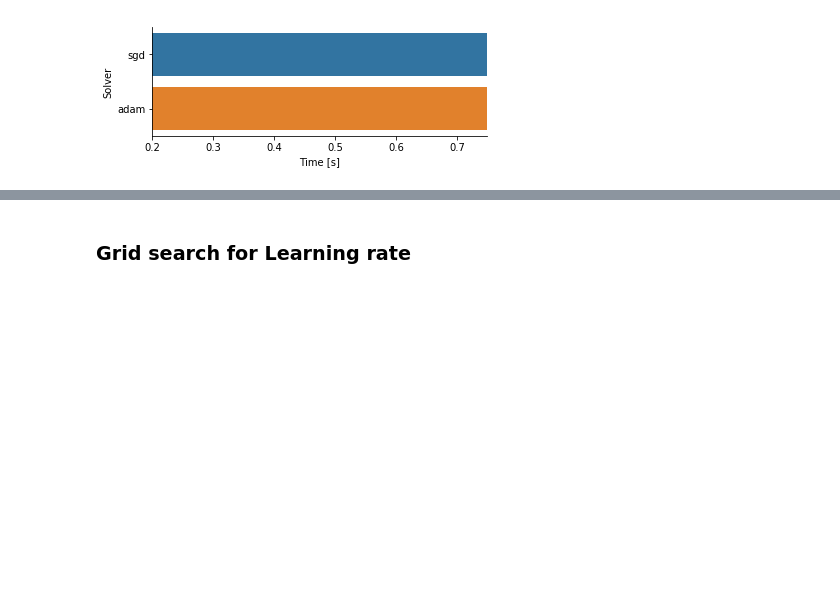
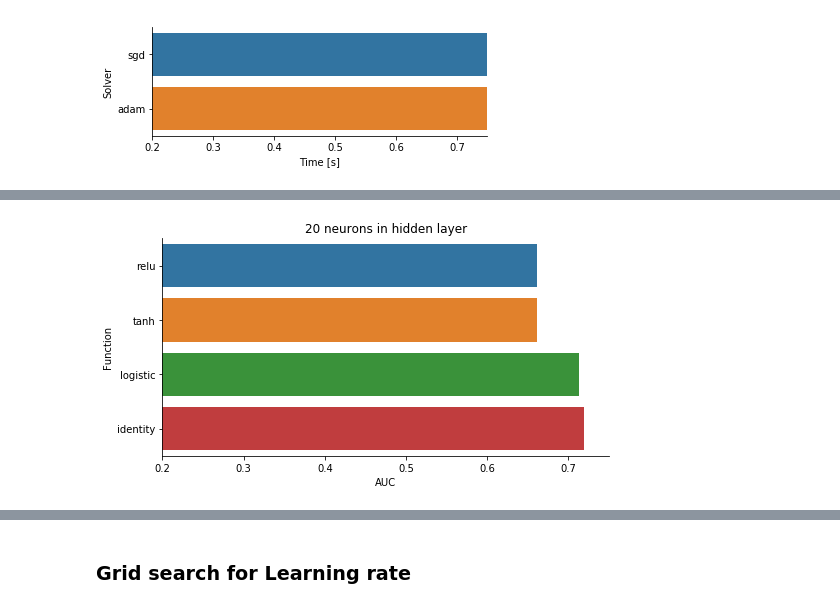
Before and after one commit to sofisappia/Machine-Learning-Algorithms, a Jupyter notebook: MLP-Model-Selection.ipynb, the cells around one changed output, grey strips where cells are left out. Drawn from its saved outputs; the diff is of its cells as text; code cells hidden in the pictures; blank space fills up the shorter version.

```diff
--- a/MLP-Model-Selection.ipynb
+++ b/MLP-Model-Selection.ipynb
@@ -480,0 +541,17 @@ TypeError: list indices must be integers or slices, not str
+# %%
+import seaborn as sns
+aucs = []
+aucs.append(model['relu']['auc_mean'][1])
+aucs.append(model['tanh']['auc_mean'][1])
+aucs.append(model['logistic']['auc_mean'][1])
+aucs.append(model['identity']['auc_mean'][1])
+
+plt.figure(figsize=[8,4])
+res = pd.DataFrame(data=aucs, columns=['AUC'])
+res['Function'] = list_fcns
+plt.title('20 neurons in hidden layer')
+sns.barplot(data=res, x='AUC', y = 'Function')
+plt.xlim(0.2, 0.75)
+sns.despine()
+# %% [output]
+[figure, added]
```
Also changed, not shown: parts of 65 cells of this notebook, 1 other file.
